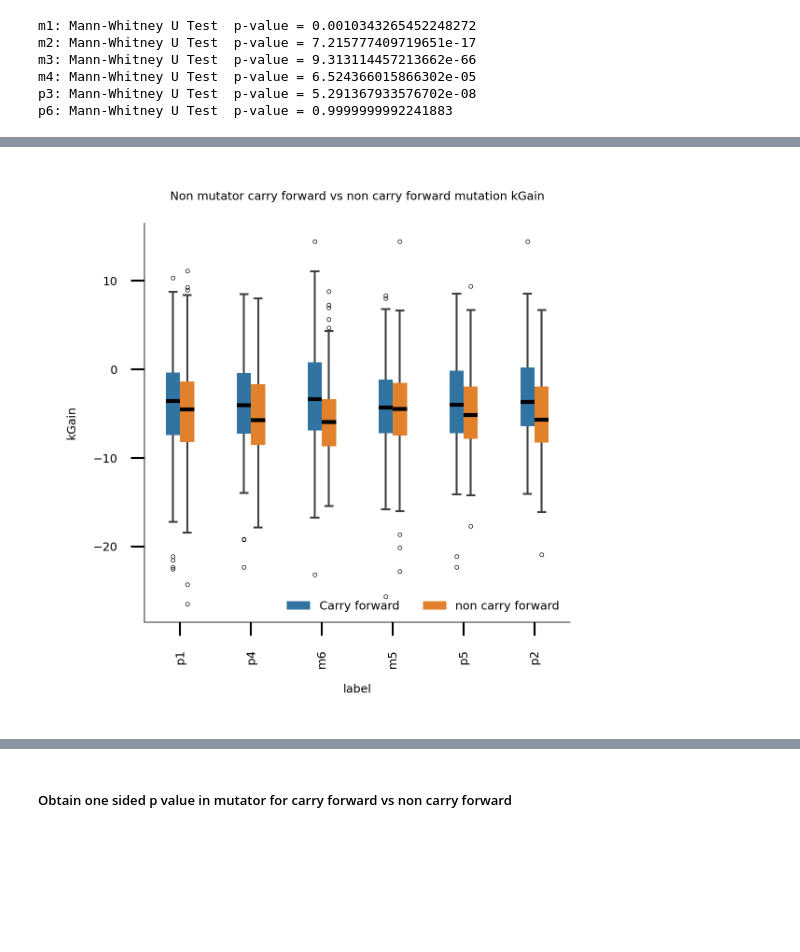
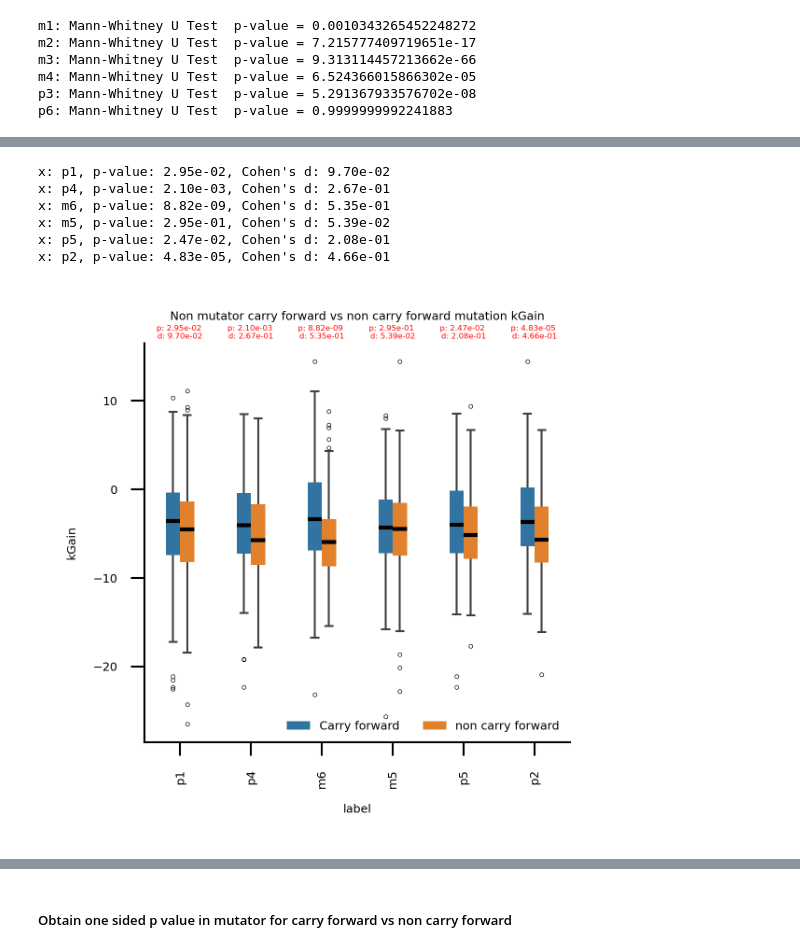
Before and after one commit to cellsemantics/Oligo_Promotion, a Jupyter notebook: figure/main figures/fig3/fig3.ipynb, the cells around one changed output, grey strips where cells are left out. Saved outputs shown, nothing was run; the diff lists cells and outputs as text; code cells hidden in the pictures; blank space fills up the shorter version.

```diff
--- a/figure/main figures/fig3/fig3.ipynb
+++ b/figure/main figures/fig3/fig3.ipynb
@@ -338,15 +376,23 @@ p6: Mann-Whitney U Test  p-value = 0.9999999992241883
 # %%
 fig, ax = plt.subplots(1, 1, dpi = 600, figsize = (2.1, 2.1))
 
 ax = sns.boxplot(df_allele_generation[df_allele_generation["label"].isin(non_mutator_list)], x = "label", y = "accumulated_gain", hue = "mutation type", ax=ax, boxprops=dict(edgecolor="black", linewidth=0), flierprops=dict(marker='o', markeredgecolor='black'), width=0.4,linewidth=0.5, fliersize=0.15, dodge=True, medianprops={"color": "black","linewidth":1})
 ax= utility.custom_figure_axis(ax, fontsize=3, show_ticks = True)
 ax.legend(ncol = 2, fontsize=3, frameon=False)
 ax.set_title("Non mutator carry forward vs non carry forward mutation kGain", fontsize=3)
 ax.set_ylabel("kGain")
+ax = utility.return_box_with_p_effect_size(ax, data = df_allele_generation[df_allele_generation["label"].isin(non_mutator_list)], x_columns = 'label', y_columns = 'accumulated_gain', group1_name = 'Carry forward', group2_name = 'non carry forward', y_pos = 17, hue_columns="mutation type", fontsize=2)
+
 
 plt.tight_layout()
 
 # plt.savefig("../figure/Non mutator carry forward vs deletoreous mutation AG.pdf", dpi = 600)
 # %% [output]
+x: p1, p-value: 2.95e-02, Cohen's d: 9.70e-02
+x: p4, p-value: 2.10e-03, Cohen's d: 2.67e-01
+x: m6, p-value: 8.82e-09, Cohen's d: 5.35e-01
+x: m5, p-value: 2.95e-01, Cohen's d: 5.39e-02
+x: p5, p-value: 2.47e-02, Cohen's d: 2.08e-01
+x: p2, p-value: 4.83e-05, Cohen's d: 4.66e-01
-[figure, old version]
+[figure, new version]
 # %% [markdown]
```
Also changed, not shown: parts of 13 cells of this notebook.
